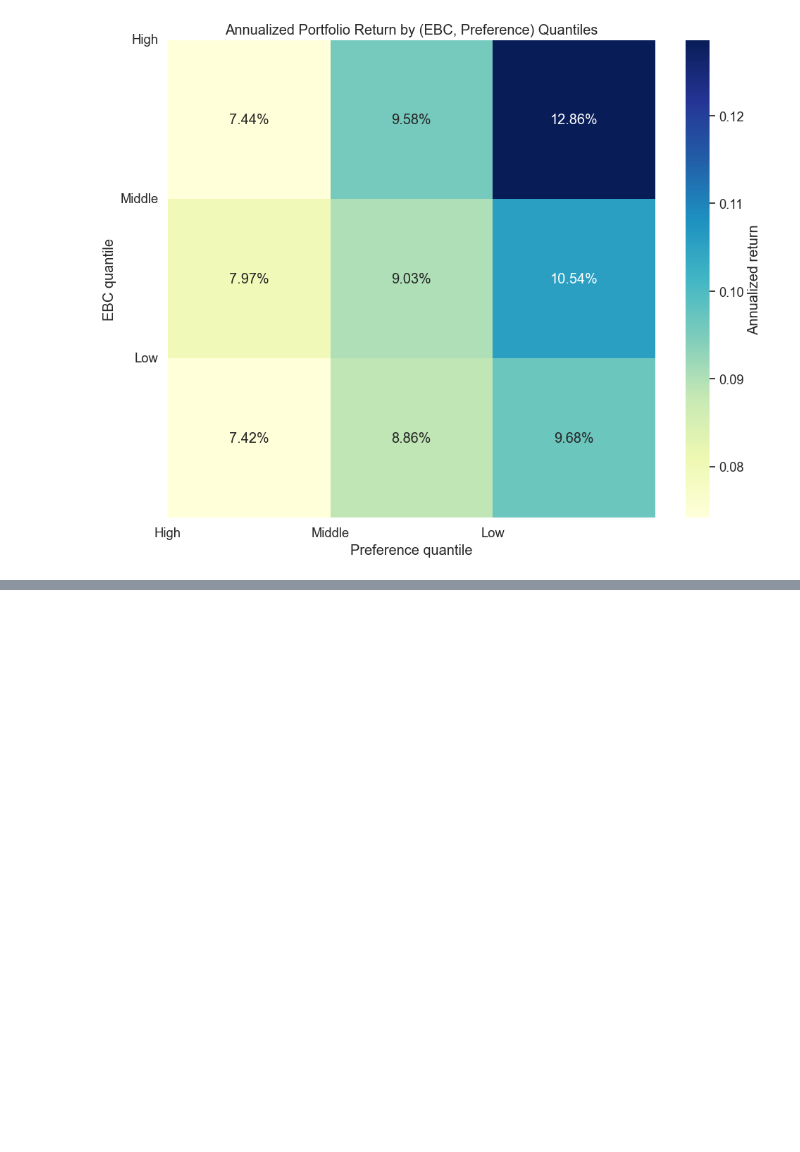
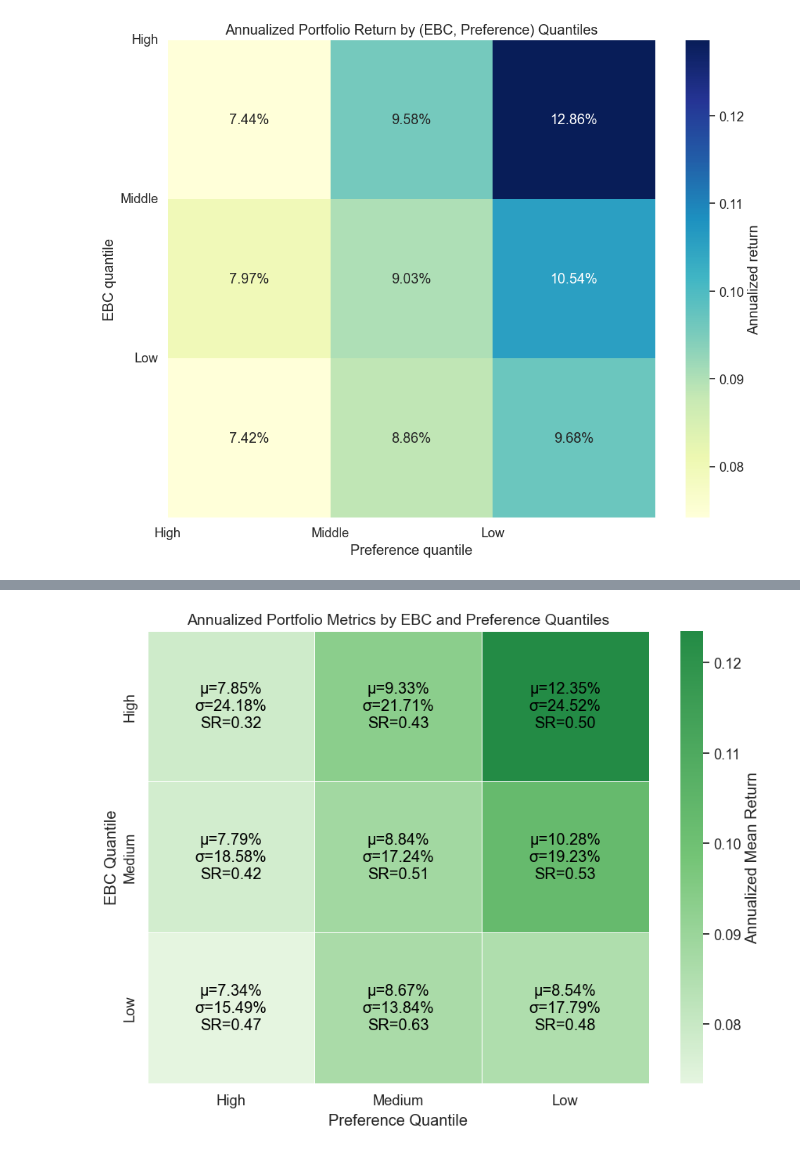
Before and after one commit to eviprous/Invesco-Research, a Jupyter notebook: Vibariate Sort.ipynb, the cells around one changed output, grey strips where cells are left out. Drawn from its saved outputs; the diff is of its cells as text; code cells hidden in the pictures; blank space fills up the shorter version.

```diff
--- a/Vibariate Sort.ipynb
+++ b/Vibariate Sort.ipynb
@@ -782,0 +1314,70 @@ plt.show()
+# %%
+import pandas as pd
+import numpy as np
+import seaborn as sns
+import matplotlib.pyplot as plt
+from matplotlib.colors import LinearSegmentedColormap
+
+# Label mappings
+ebc_labels = {1: "High", 2: "Medium", 3: "Low"}
+pref_labels = {1: "High", 2: "Medium", 3: "Low"}
+
+# Initialize nested dicts for results
+heatmap_data = {}
+mean_data = {}
+
+for q1 in range(1, n_q1 + 1):
+    ebc_label = ebc_labels[q1]
+    heatmap_data[ebc_label] = {}
+    mean_data[ebc_label] = {}
+    for q2 in range(1, n_q2 + 1):
+        pref_label = pref_labels[q2]
+        col_name = f"Q{q1}_Q{q2}"
+        returns = all_portfolio_returns[col_name].dropna()
+
+        if len(returns) < 3:
+            mean_annual = np.nan
+            vol_annual = np.nan
+            sharpe_annual = np.nan
+        else:
+            mean_monthly = returns.mean()
+            vol_monthly = returns.std()
+
+            mean_annual = mean_monthly * 12
+            vol_annual = vol_monthly * np.sqrt(12)
+            sharpe_annual = (mean_monthly / vol_monthly) * np.sqrt(12) if vol_monthly != 0 else np.nan
+
+        mean_data[ebc_label][pref_label] = mean_annual
+        heatmap_data[ebc_label][pref_label] = (
+            f"μ={mean_annual:.2%}\n"
+            f"σ={vol_annual:.2%}\n"
+            f"SR={sharpe_annual:.2f}"
+        )
+
+# Convert to DataFrames
+heatmap_df = pd.DataFrame(heatmap_data).T
+mean_df = pd.DataFrame(mean_data).T  # numeric values for coloring
+
+# Custom soft-green colormap
+colors = ["#e5f5e0", "#74c476", "#238b45"]  # light → medium → deeper green
+green_cmap = LinearSegmentedColormap.from_list("custom_green", colors)
+
+# Plot
+plt.figure(figsize=(9, 7))
+sns.heatmap(
+    mean_df,
+    cmap=green_cmap,
+    annot=heatmap_df,
+    fmt="",
+    linewidths=0.7,
+    annot_kws={"color": "black"},
+    cbar_kws={'label': 'Annualized Mean Return'},
+)
+
+plt.title("Annualized Portfolio Metrics by EBC and Preference Quantiles", fontsize=14)
+plt.xlabel("Preference Quantile")
+plt.ylabel("EBC Quantile")
+plt.tight_layout()
+plt.show()
+# %% [output]
+[figure, added]
```
Also changed, not shown: parts of 13 cells of this notebook, 3 other files.
